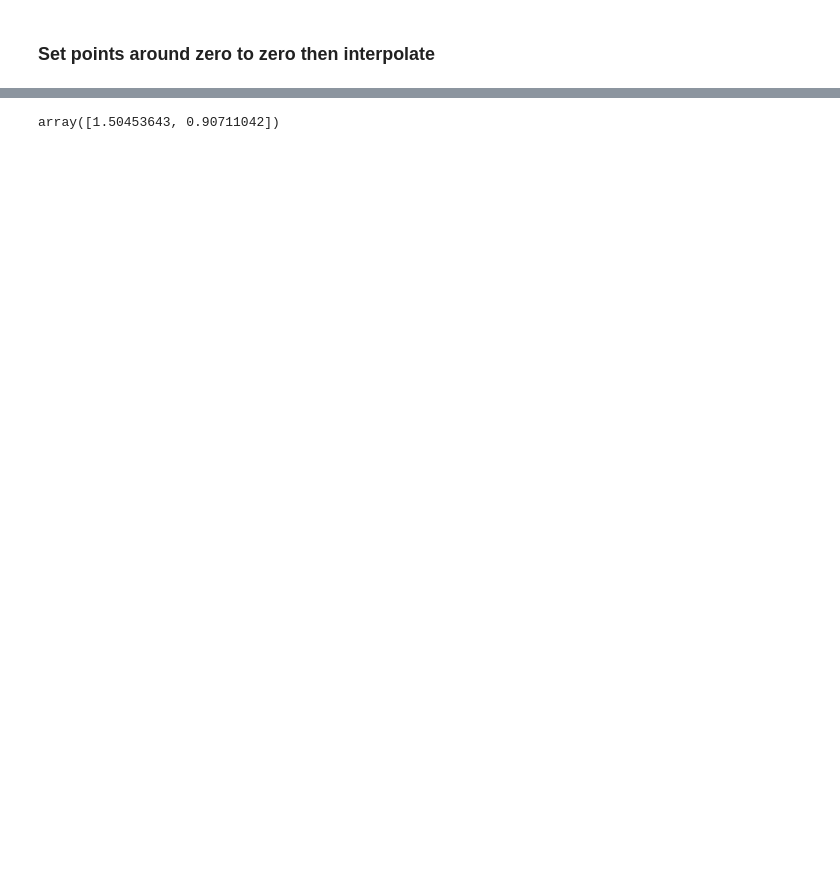
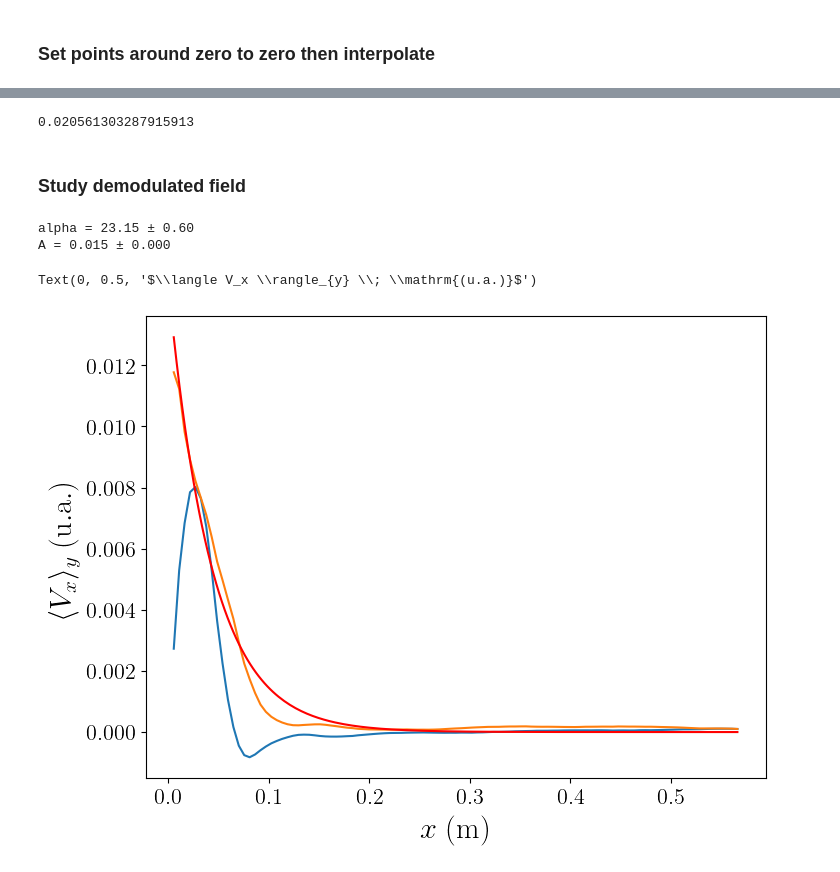
Before and after one commit to Turbotice/icewave, a Jupyter notebook: icewave/sebastien/lab_frasil/notebook_PIV_attenuation.ipynb, the cells around one changed output, grey strips where cells are left out. Cells and saved outputs as stored; diff of their text form; code cells hidden in the pictures; blank space fills up the shorter version.

```diff
--- a/icewave/sebastien/lab_frasil/notebook_PIV_attenuation.ipynb
+++ b/icewave/sebastien/lab_frasil/notebook_PIV_attenuation.ipynb
@@ -452,4 +432,36 @@ $\alpha = 3.4\; \mathrm{(m^{-1})}$
-# %%
-err_coeff
-# %% [output]
-array([1.50453643, 0.90711042])
+# %%
+A = (cut.max() - cut.min())*popt[1]
+print(A)
+# %% [output]
+0.020561303287915913
+# %% [markdown]
+### Study demodulated field
+# %%
+profile = np.mean(demod_field,axis = 1)
+
+def exponential(x,A,alpha):
+    y = A*np.exp(-alpha*x)
+    return y
+
+bounds = ([1e-6,1e-4],[1e-1,1e2])
+popt,pcov = scipy.optimize.curve_fit(lambda x,A,alpha : exponential(x,A,alpha),data['x'],abs(profile),bounds = bounds)
+err_coeff = np.sqrt(np.diag(pcov))
+print(f'alpha = {popt[1]:.2f} ± {err_coeff[1]:.2f}')
+print(f'A = {popt[0]:.3f} ± {err_coeff[0]:.3f}')
+xth = np.linspace(data['x'].min(),data['x'].max(),200)
+yth = exponential(xth,popt[0],popt[1])
+
+fig, ax = plt.subplots()
+ax.plot(data['x'],np.real(profile))
+ax.plot(data['x'],abs(profile))
+ax.plot(xth,yth,'r')
+
+ax.set_xlabel(r'$x \; \mathrm{(m)}$')
+ax.set_ylabel(r'$\langle V_x \rangle_{y} \; \mathrm{(u.a.)}$')
+
+# ax.set_yscale('log')
+# %% [output]
+alpha = 23.15 ± 0.60
+A = 0.015 ± 0.000
+Text(0, 0.5, '$\\langle V_x \\rangle_{y} \\; \\mathrm{(u.a.)}$')
+[figure, added]
```
Also changed, not shown: parts of 14 cells of this notebook, 8 other files.
